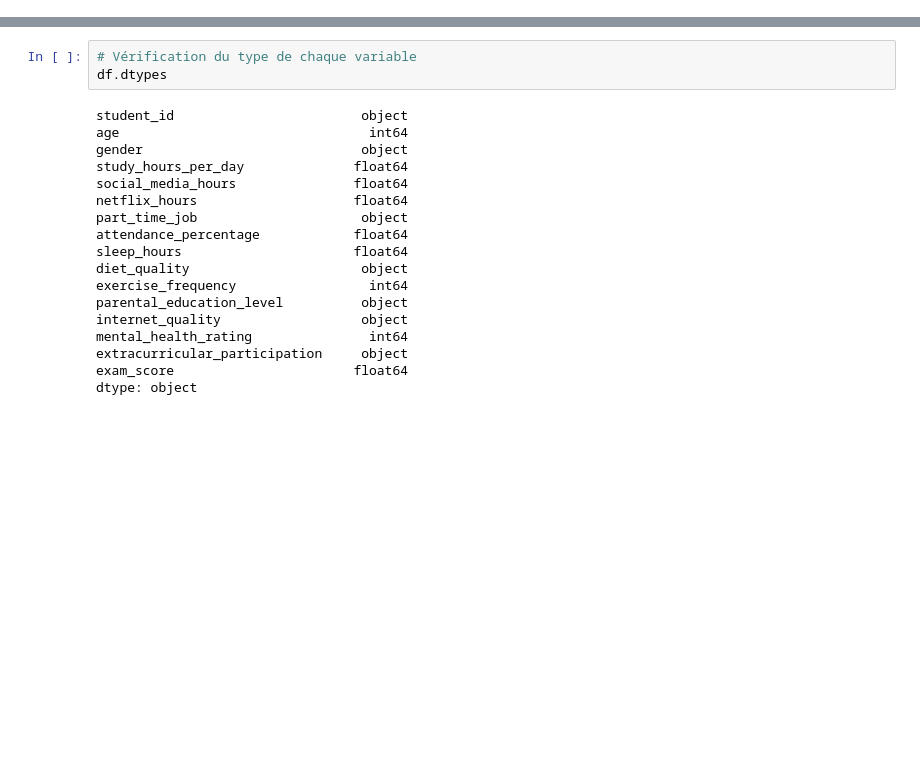
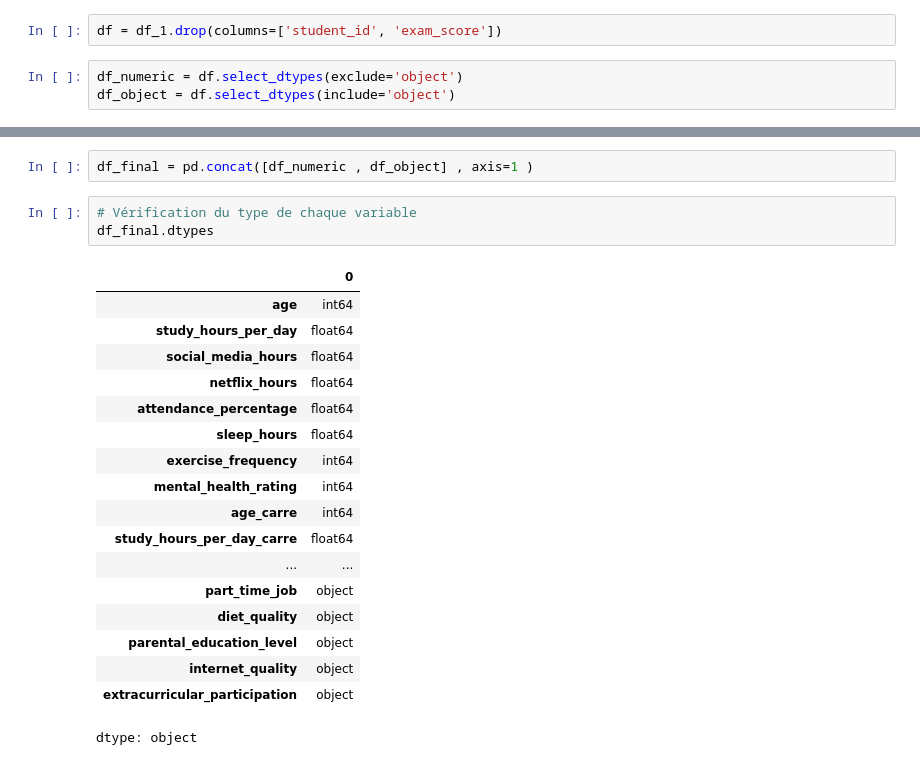
Before and after one commit to barugo-git/PROJET_OPTIMISATION, a Jupyter notebook: Regression_lineaire.ipynb, the cells around one changed output, grey strips where cells are left out. Saved outputs shown, nothing was run; the diff lists cells and outputs as text; blank space fills up the shorter version.

```diff
--- a/Regression_lineaire.ipynb
+++ b/Regression_lineaire.ipynb
@@ -25,0 +20,5 @@ Le jeu de données a 1000 individus et 16 valiables
+# %%
+df = df_1.drop(columns=['student_id', 'exam_score'])
+# %%
+df_numeric = df.select_dtypes(exclude='object')
+df_object = df.select_dtypes(include='object')
@@ -26,21 +35,24 @@ Le jeu de données a 1000 individus et 16 valiables
+# %%
+df_final = pd.concat([df_numeric , df_object] , axis=1 )
 # %%
 # Vérification du type de chaque variable
-df.dtypes
+df_final.dtypes
 # %% [output]
+|  | 0 |
+| age | int64 |
+| study_hours_per_day | float64 |
+| social_media_hours | float64 |
+| netflix_hours | float64 |
+| attendance_percentage | float64 |
+| sleep_hours | float64 |
+| exercise_frequency | int64 |
+| mental_health_rating | int64 |
+| age_carre | int64 |
+| study_hours_per_day_carre | float64 |
+| ... | ... |
+| part_time_job | object |
+| diet_quality | object |
+| parental_education_level | object |
+| internet_quality | object |
+| extracurricular_participation | object |
-student_id                        object
-age                                int64
-gender                            object
-study_hours_per_day              float64
-social_media_hours               float64
-netflix_hours                    float64
-part_time_job                     object
-attendance_percentage            float64
-sleep_hours                      float64
-diet_quality                      object
-exercise_frequency                 int64
-parental_education_level          object
-internet_quality                  object
-mental_health_rating               int64
-extracurricular_participation     object
-exam_score                       float64
 dtype: object
```
Also changed, not shown: parts of 24 cells of this notebook.
